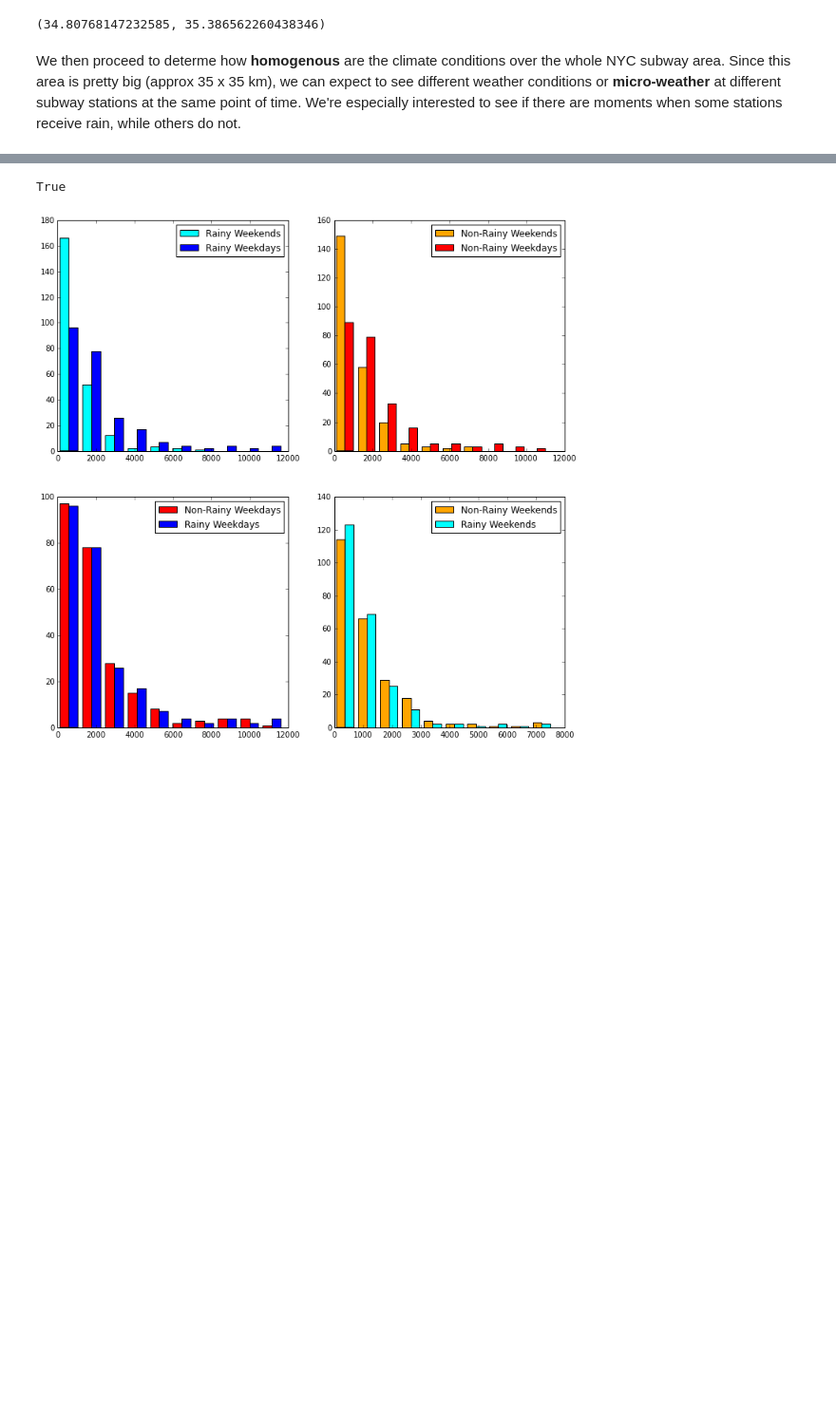
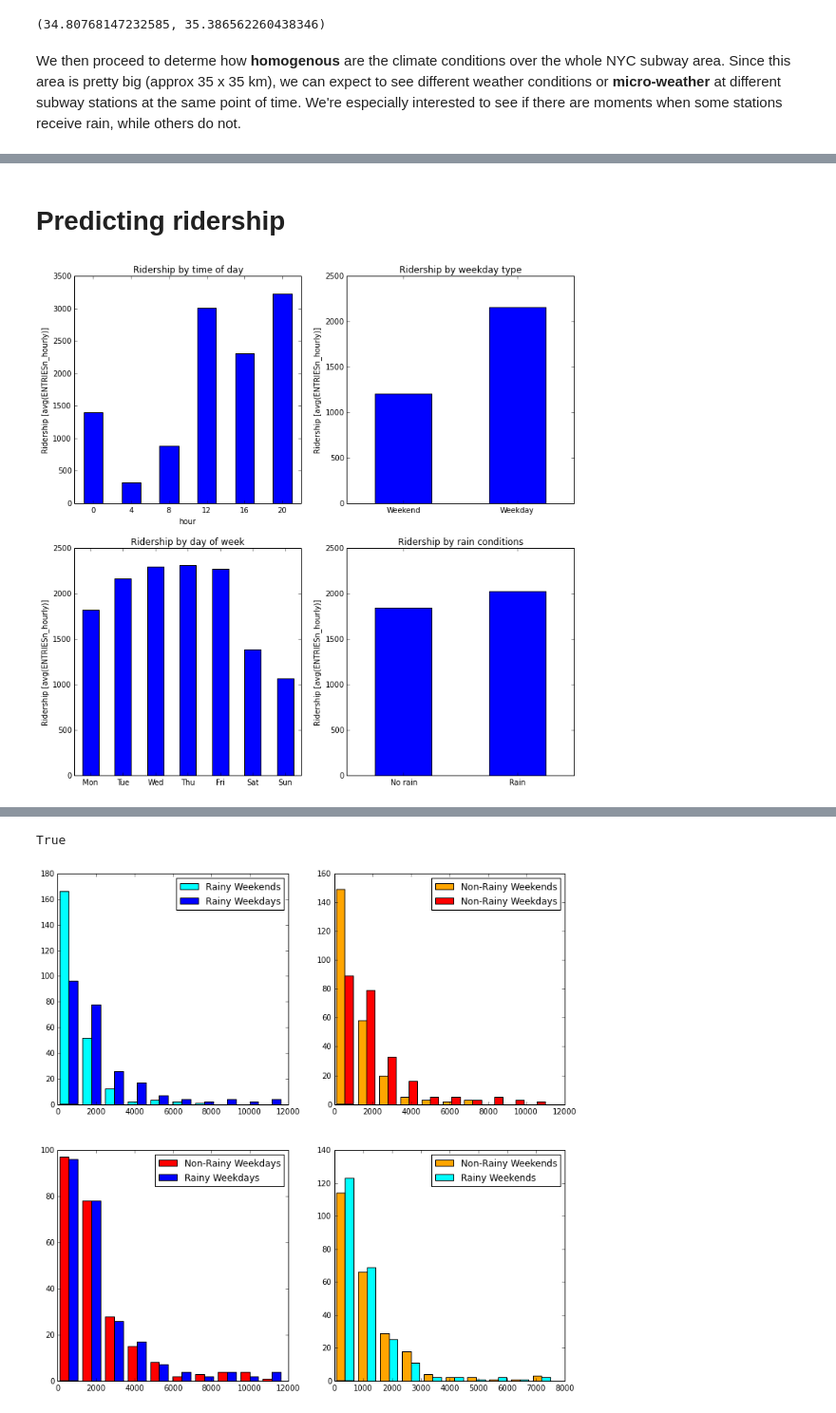
Before and after one commit to ihkihk/datan, a Jupyter notebook: p2_nycsubway/p2_nyc.ipynb, the cells around one changed output, grey strips where cells are left out. Shown at 95% size. Saved outputs shown, nothing was run; the diff lists cells and outputs as text; code cells hidden in the pictures; blank space fills up the shorter version.

```diff
--- a/p2_nycsubway/p2_nyc.ipynb
+++ b/p2_nycsubway/p2_nyc.ipynb
@@ -481 +552,37 @@ We will ???????????
+# %% [markdown]
+# Predicting ridership
+# %%
+fix = plt.subplot(2,2,1)
+fix.set_title("Ridership by time of day")
+df.groupby('hour').ENTRIESn_hourly.mean().plot('bar')
+plt.ylabel("Ridership [avg(ENTRIESn_hourly)]")
+plt.xticks(rotation=0)
+
+fix = plt.subplot(2,2,2)
+fix.set_title("Ridership by weekday type")
+df.groupby('weekday').ENTRIESn_hourly.mean().plot('bar')
+plt.xticks((0,1),['Weekend', 'Weekday'],rotation=0)
+plt.ylabel("Ridership [avg(ENTRIESn_hourly)]")
+plt.xlabel('')
+
+fix = plt.subplot(2,2,3)
+fix.set_title("Ridership by day of week")
+df.groupby('day_week').ENTRIESn_hourly.mean().plot('bar')
+import calendar
+import locale
+with calendar.different_locale(("en_US","utf-8")):
+    plt.xticks(np.arange(7), calendar.day_abbr[0:7], rotation=0)
+plt.ylabel("Ridership [avg(ENTRIESn_hourly)]")
+plt.xlabel('')
+
+fix = plt.subplot(2,2,4)
+fix.set_title("Ridership by rain conditions")
+df.groupby('rain').ENTRIESn_hourly.mean().plot('bar')
+plt.xticks((0,1),['No rain', 'Rain'],rotation=0)
+plt.ylabel("Ridership [avg(ENTRIESn_hourly)]")
+plt.xlabel('')
+
+plt.savefig("images/barplots_ridership_hour_wkd_dow_rain.png", dpi=200, bbox_inches='tight')
+# %% [output]
+[figure, added]
 # %%
```
Also changed, not shown: parts of 56 cells of this notebook, 12 other files.
